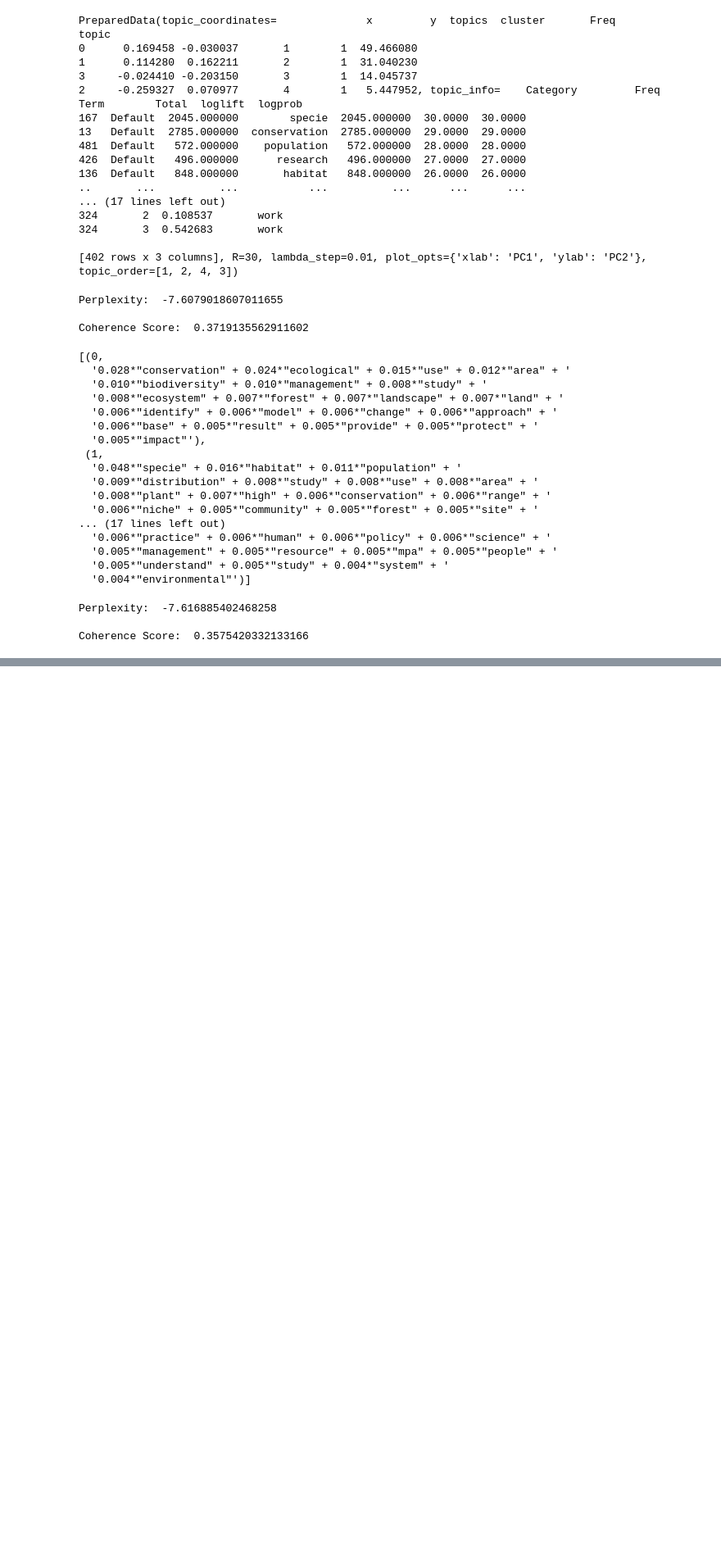
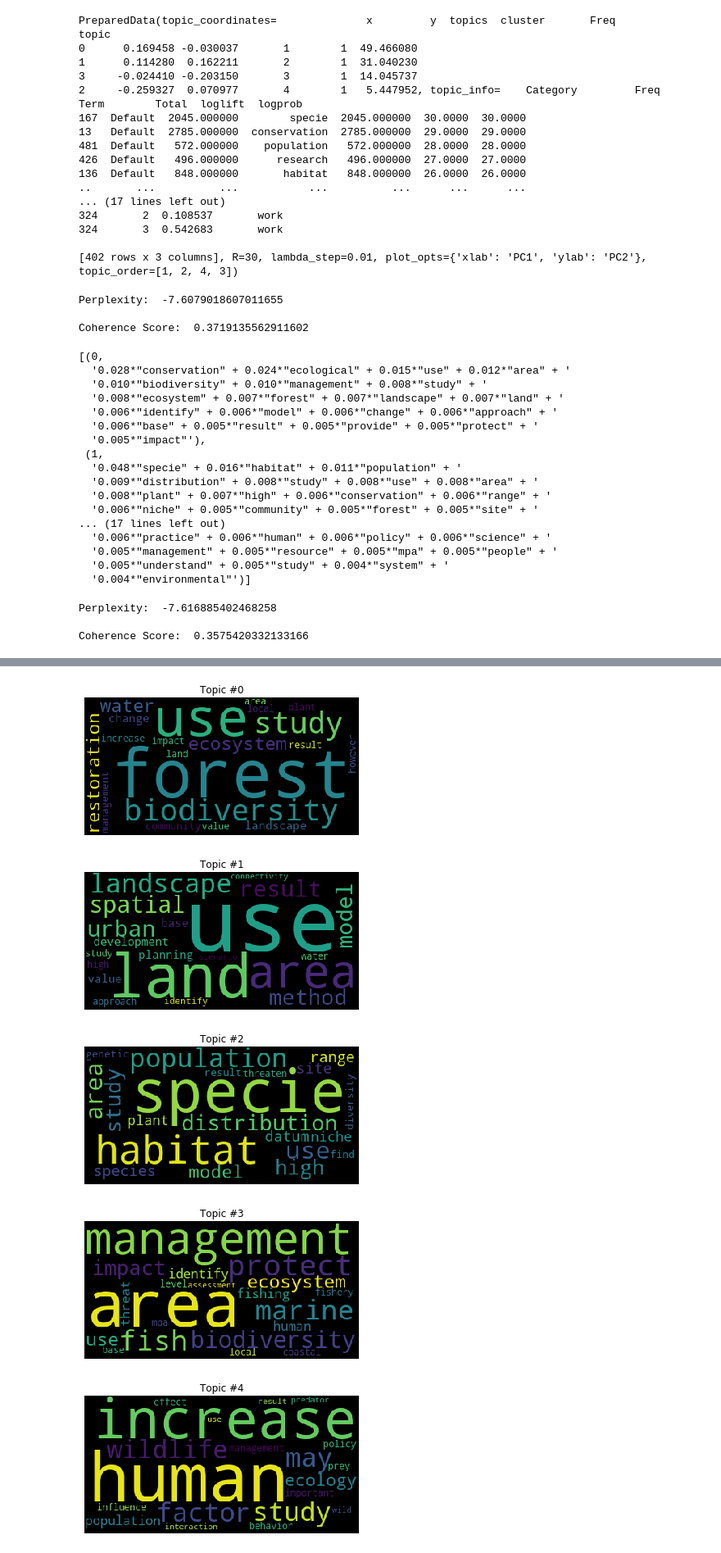
Before and after one commit to madeline-damon/Publishing_Biases_Sample, a Jupyter notebook: Text Analysis and Topic Modelling.ipynb, the cells around one changed output, grey strips where cells are left out. Shown at 82% size. Cells and saved outputs as stored; diff of their text form; code cells hidden in the pictures; blank space fills up the shorter version.

```diff
--- a/Text Analysis and Topic Modelling.ipynb
+++ b/Text Analysis and Topic Modelling.ipynb
@@ -997,0 +800,7 @@ ValueError: Stop argument for islice() must be None or an integer: 0 <= x <= sys
+# %%
+lda_7_topics= LdaModel(corpus=bow_gensim_abs, id2word=dict_gensim_abs,
+                       chunksize=2000, alpha='auto', eta='auto', iterations=400, num_topics=7,
+                       passes=100, eval_every=None, random_state=42)
+lda_12_topics= LdaModel(corpus=bow_gensim_abs, id2word=dict_gensim_abs,
+                       chunksize=2000, alpha='auto', eta='auto', iterations=400, num_topics=12,
+                       passes=100, eval_every=None, random_state=42)
@@ -997,0 +867,14 @@ ValueError: Stop argument for islice() must be None or an integer: 0 <= x <= sys
+# %%
+#Wordclouds for 7 topics
+for t in range(lda_7_topics.num_topics):
+    plt.figure()
+    plt.imshow(WordCloud().fit_words(dict(lda_7_topics.show_topic(t, 20))))
+    plt.axis("off")
+    plt.title("Topic #" + str(t))
+    plt.show()
+# %% [output]
+[figure, added]
+[figure, added]
+[figure, added]
+[figure, added]
+[figure, added]
```
Also changed, not shown: parts of 43 cells of this notebook.
